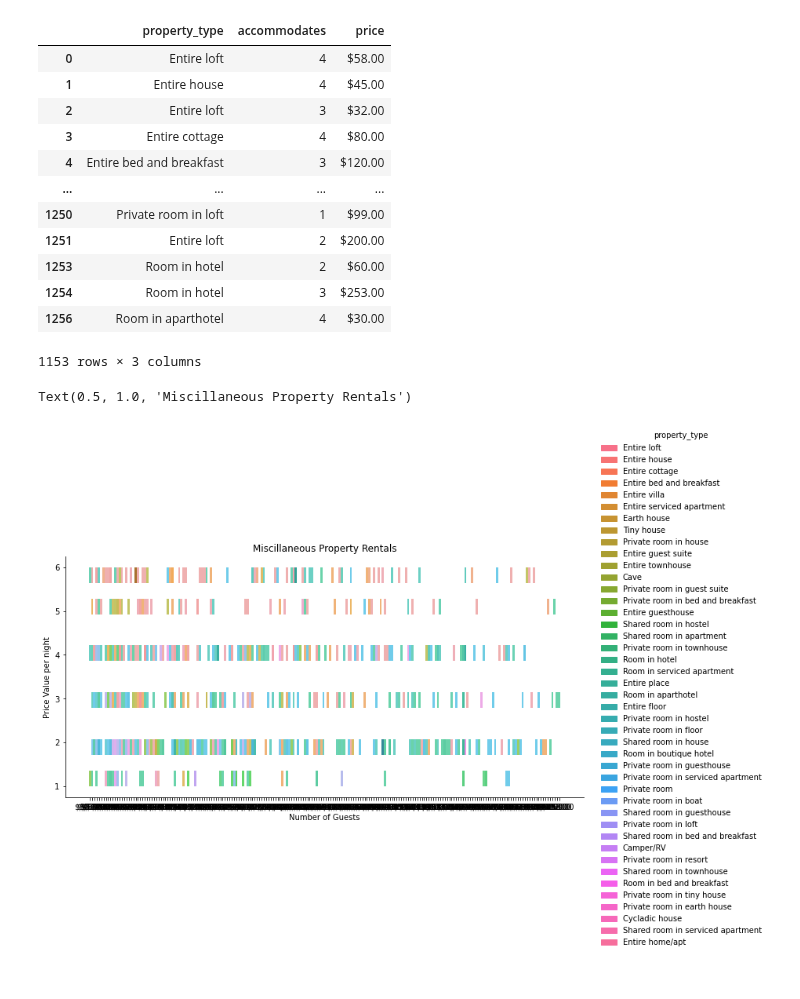
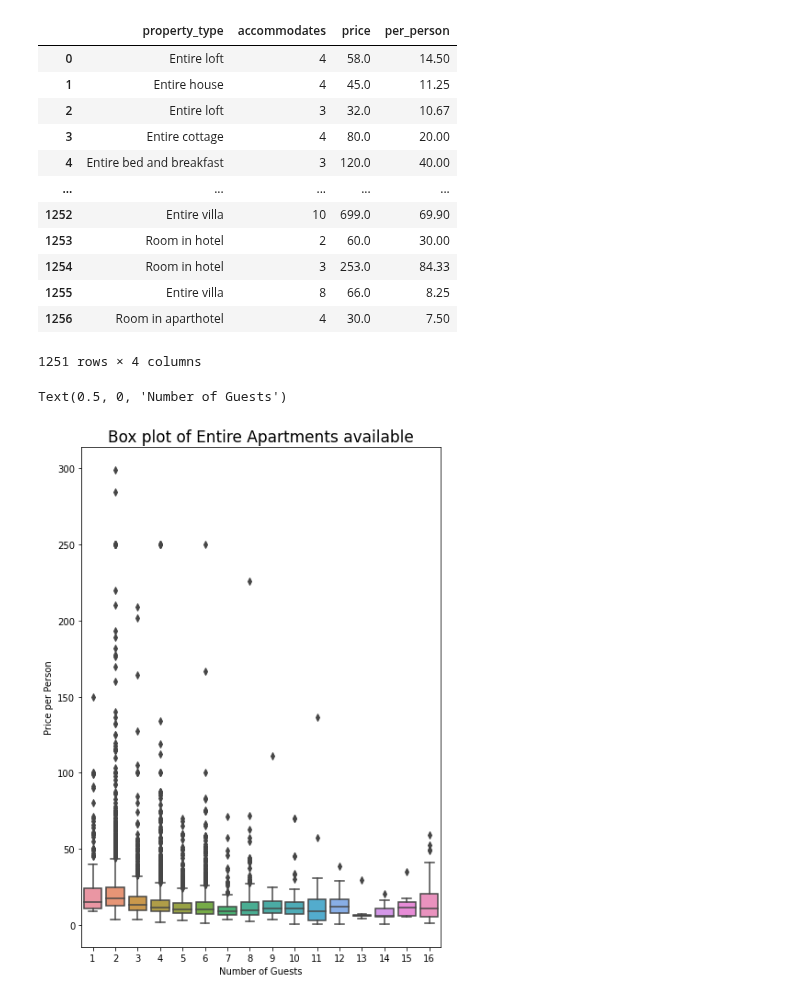
Before and after one commit to data301-2021-summer2/project-group36-project, a Jupyter notebook: analysis/Jaimie Nguyen/Dataset.ipynb, the cells around one changed output. Drawn from its saved outputs; the diff is of its cells as text; code cells hidden in the pictures.

```diff
--- a/analysis/Jaimie Nguyen/Dataset.ipynb
+++ b/analysis/Jaimie Nguyen/Dataset.ipynb
@@ -117,0 +65,7 @@ df
+# %%
+df= df[[ 'property_type', 'accommodates', 'price']]
+
+df['price']=df['price'].replace({r'\$':''}, regex = True)
+df['price']=df['price'].replace({r'\,':''}, regex = True)
+
+df
@@ -117,0 +86,6 @@ df
+# %%
+df['price'] = pd.to_numeric(df['price'])
+# %%
+df['per_person'] = df['price']/df['accommodates']
+df['per_person']=df['per_person'].round(2)
+print(df['per_person'])
@@ -118,4 +105,5 @@ df
 # %%
 Apdf=df[df['property_type'] =='Entire apartment'].reset_index(drop=True)
+Apdf=df[df['per_person'] < 300]
 Apdf
 # %% [output]
@@ -174,32 +165,28 @@ df1=df1[df1['property_type'] !='Private room in apartment'].reset_index(drop=Tru
 df1=df1[df1['property_type'] !='Private room in condominium'].reset_index(drop=True)
 df1=df1[df1['property_type'] !='Entire condominium'].reset_index(drop=True)
 df2=df1[df1['accommodates'] < 7]
+df2=df1[df1['per_person'] < 300]
 df2
 # %% [output]
-|  | property_type | accommodates | price |
-| 0 | Entire loft | 4 | $58.00 |
-| 1 | Entire house | 4 | $45.00 |
-| 2 | Entire loft | 3 | $32.00 |
-| 3 | Entire cottage | 4 | $80.00 |
-| 4 | Entire bed and breakfast | 3 | $120.00 |
-| ... | ... | ... | ... |
-| 1250 | Private room in loft | 1 | $99.00 |
-| 1251 | Entire loft | 2 | $200.00 |
-| 1253 | Room in hotel | 2 | $60.00 |
-| 1254 | Room in hotel | 3 | $253.00 |
-| 1256 | Room in aparthotel | 4 | $30.00 |
+|  | property_type | accommodates | price | per_person |
+| 0 | Entire loft | 4 | 58.0 | 14.50 |
+| 1 | Entire house | 4 | 45.0 | 11.25 |
+| 2 | Entire loft | 3 | 32.0 | 10.67 |
+| 3 | Entire cottage | 4 | 80.0 | 20.00 |
+| 4 | Entire bed and breakfast | 3 | 120.0 | 40.00 |
+| ... | ... | ... | ... | ... |
+| 1252 | Entire villa | 10 | 699.0 | 69.90 |
+| 1253 | Room in hotel | 2 | 60.0 | 30.00 |
+| 1254 | Room in hotel | 3 | 253.0 | 84.33 |
+| 1255 | Entire villa | 8 | 66.0 | 8.25 |
+| 1256 | Room in aparthotel | 4 | 30.0 | 7.50 |
-1153 rows × 3 columns
+1251 rows × 4 columns
 # %%
-ax = sns.displot(df2,
-            x='price',
-            y='accommodates',
-            hue ='property_type',
-            aspect=2,
-           )
-
+plt.subplots(figsize=(7, 10))
+sns.boxplot(x="accommodates", y="per_person", data=Apdf)
+plt.ylabel('Price per Person')
+plt.title('Box plot of Entire Apartments available',fontsize=17)
 plt.xlabel('Number of Guests')
-plt.ylabel('Price Value per night')
-plt.title('Miscillaneous Property Rentals')
 # %% [output]
-Text(0.5, 1.0, 'Miscillaneous Property Rentals')
+Text(0.5, 0, 'Number of Guests')
-[figure, old version]
+[figure, new version]
```
Also changed, not shown: parts of 20 cells of this notebook.
